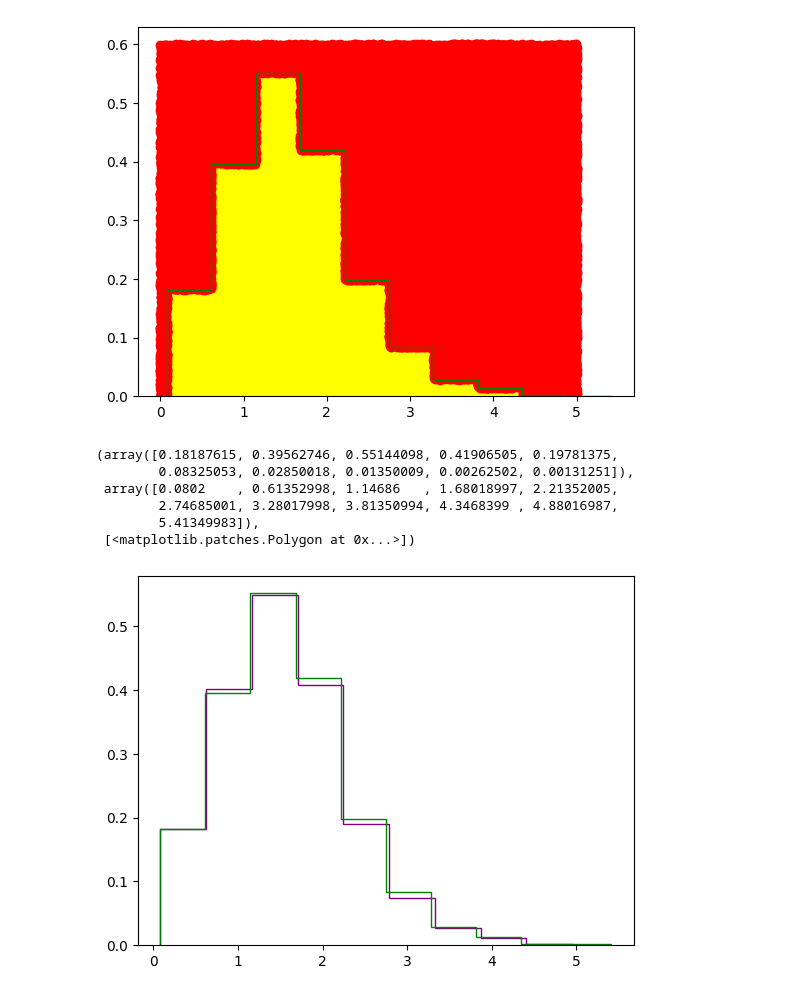
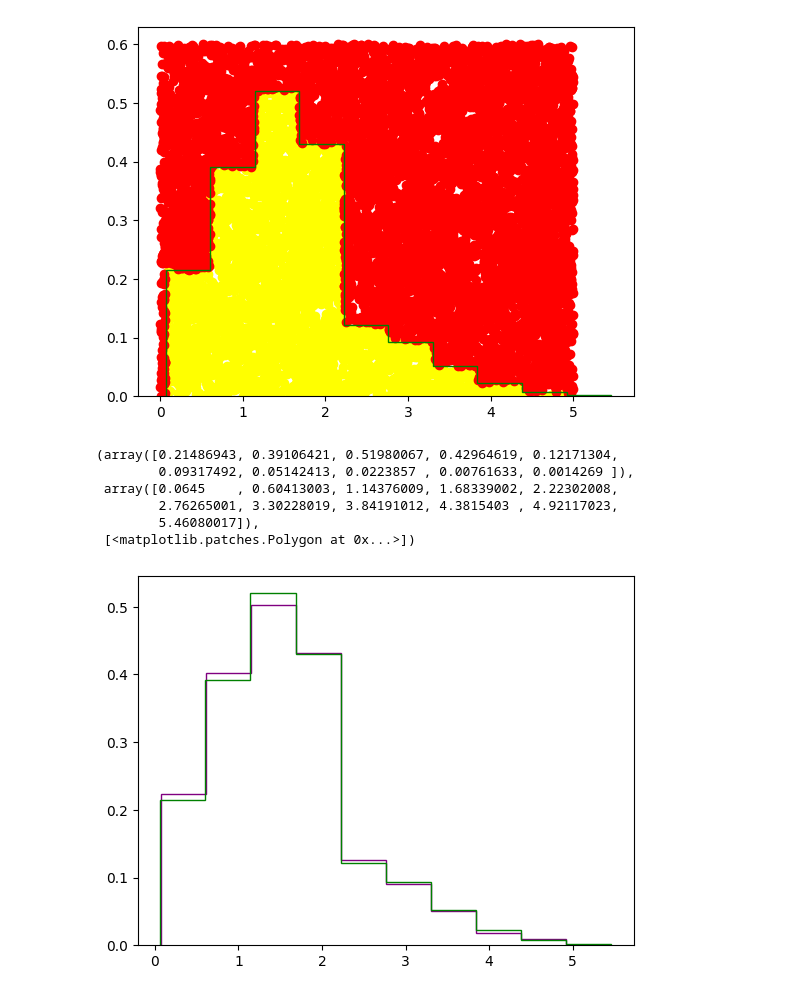
Before and after one commit to Diego-Albano/astrostatistics_bicocca_2024, a Jupyter notebook: working/W4/W4-1.ipynb, the cells around one changed output. Cells and saved outputs as stored; diff of their text form; code cells hidden in the pictures.

```diff
--- a/working/W4/W4-1.ipynb
+++ b/working/W4/W4-1.ipynb
@@ -2,43 +2,43 @@
 #rejection sampling
 import numpy as np
 import matplotlib.pyplot as plt
 import scipy.stats
 from astroML.datasets import fetch_dr7_quasar
 
 
 data = fetch_dr7_quasar()
-data = data[:10000]
+data = data[:100000]
 
 z = data['redshift']
 
 
-N=100000      #should be greater than data(?)
+N=10000      #should be greater than data(?) no
 
 plt.hist(z, density=True, histtype='step', color='green')
 
-hist = np.histogram(z)
-hist_dist = scipy.stats.rv_histogram(hist, density=True)
+hist = np.histogram(z)      #convert to histogram
+hist_dist = scipy.stats.rv_histogram(hist, density=True)        #get histogram distribution
 
 
 ymax = 0.6
 x = np.random.uniform(0,5,N)
 y = np.random.uniform(0,ymax,N)
 
 
 plt.scatter(x[y<hist_dist.pdf(x)],y[y<hist_dist.pdf(x)],c='yellow')
 plt.scatter(x[y>hist_dist.pdf(x)],y[y>hist_dist.pdf(x)],c='red')
 
 plt.show()
-goodpoints = x[y<hist_dist.pdf(x)]
+goodpoints = x[y<hist_dist.pdf(x)]      #check which point is under the distribution
 
 plt.hist(goodpoints,bins=9,density=True,histtype='step',color='purple')
 plt.hist(z, density=True, histtype='step', color='green')
 # %% [output]
-[figure, old version]
+[figure, new version]
-(array([0.18187615, 0.39562746, 0.55144098, 0.41906505, 0.19781375,
-        0.08325053, 0.02850018, 0.01350009, 0.00262502, 0.00131251]),
- array([0.0802    , 0.61352998, 1.14686   , 1.68018997, 2.21352005,
-        2.74685001, 3.28017998, 3.81350994, 4.3468399 , 4.88016987,
-        5.41349983]),
+(array([0.21486943, 0.39106421, 0.51980067, 0.42964619, 0.12171304,
+        0.09317492, 0.05142413, 0.0223857 , 0.00761633, 0.0014269 ]),
+ array([0.0645    , 0.60413003, 1.14376009, 1.68339002, 2.22302008,
+        2.76265001, 3.30228019, 3.84191012, 4.3815403 , 4.92117023,
+        5.46080017]),
  [<matplotlib.patches.Polygon at 0x...>])
-[figure, old version]
+[figure, new version]
```
Also changed, not shown: 1 other file.
